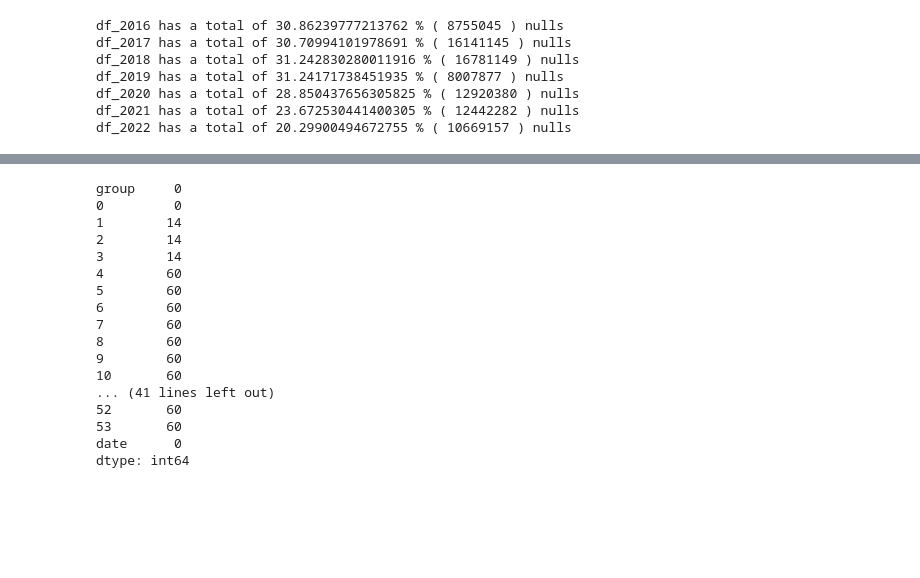
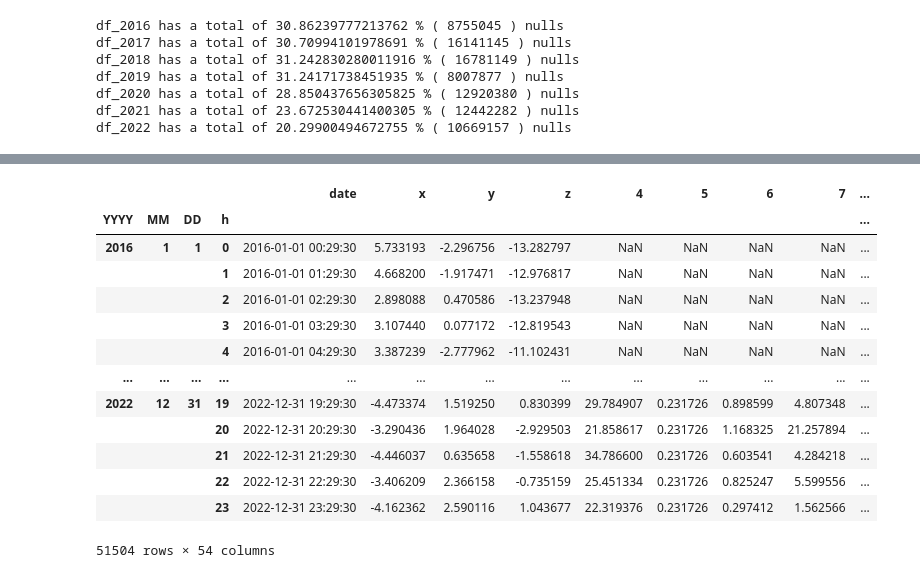
Before and after one commit to ivan-serrano-hernandez/NASA-Space-Apps, a Jupyter notebook: Getting_datasets.ipynb, the cells around one changed output, grey strips where cells are left out. Cells and saved outputs as stored; diff of their text form; code cells hidden in the pictures; blank space fills up the shorter version.

```diff
--- a/Getting_datasets.ipynb
+++ b/Getting_datasets.ipynb
@@ -64,17 +84,17 @@ dfa = df_final.head(9000)
 # %%
-dfa['date'] = pd.to_datetime(dfa['date'])
+# df_final['date'] = pd.to_datetime(df_final['date'])
 
-# Calculate the time interval (90 minutes) in seconds
-interval = pd.Timedelta(minutes=90).total_seconds()
+# # Calculate the time interval (90 minutes) in seconds
+# interval = pd.Timedelta(minutes=180).total_seconds()
 
-# Create a custom grouping column based on time intervals
-dfa['group'] = (dfa['date'].sub(dfa['date'].min()).dt.total_seconds() / interval).astype(int)
+# # Create a custom grouping column based on time intervals
+# df_final['group'] = (df_final['date'].sub(df_final['date'].min()).dt.total_seconds() / interval).astype(int)
 
-# Group the DataFrame by the custom 'group' column and calculate the mean for each group
-df_grouped = dfa.groupby('group').mean()
+# # Group the DataFrame by the custom 'group' column and calculate the mean for each group
+# df_grouped = df_final.groupby('group').mean()
 
-# Reset the index to have the 'group' as a regular column again if needed
-df_grouped.reset_index(inplace=True)
+# # Reset the index to have the 'group' as a regular column again if needed
+# df_grouped.reset_index(inplace=True)
 
-# Display the resulting DataFrame
-df_grouped
+# # Display the resulting DataFrame
+# df_grouped
@@ -105,20 +101,17 @@ See the caveats in the documentation: https://pandas.pydata.org/pandas-docs/stab
 # %%
-df_grouped.isnull().sum()
+df_grouped
 # %% [output]
+|  |  |  |  | date | x | y | z | 4 | 5 | 6 | 7 | ... |
+| YYYY | MM | DD | h |  |  |  |  |  |  |  |  | ... |
+| 2016 | 1 | 1 | 0 | 2016-01-01 00:29:30 | 5.733193 | -2.296756 | -13.282797 | NaN | NaN | NaN | NaN | ... |
+|  |  |  | 1 | 2016-01-01 01:29:30 | 4.668200 | -1.917471 | -12.976817 | NaN | NaN | NaN | NaN | ... |
+|  |  |  | 2 | 2016-01-01 02:29:30 | 2.898088 | 0.470586 | -13.237948 | NaN | NaN | NaN | NaN | ... |
+|  |  |  | 3 | 2016-01-01 03:29:30 | 3.107440 | 0.077172 | -12.819543 | NaN | NaN | NaN | NaN | ... |
+|  |  |  | 4 | 2016-01-01 04:29:30 | 3.387239 | -2.777962 | -11.102431 | NaN | NaN | NaN | NaN | ... |
+| ... | ... | ... | ... | ... | ... | ... | ... | ... | ... | ... | ... | ... |
+| 2022 | 12 | 31 | 19 | 2022-12-31 19:29:30 | -4.473374 | 1.519250 | 0.830399 | 29.784907 | 0.231726 | 0.898599 | 4.807348 | ... |
+|  |  |  | 20 | 2022-12-31 20:29:30 | -3.290436 | 1.964028 | -2.929503 | 21.858617 | 0.231726 | 1.168325 | 21.257894 | ... |
+|  |  |  | 21 | 2022-12-31 21:29:30 | -4.446037 | 0.635658 | -1.558618 | 34.786600 | 0.231726 | 0.603541 | 4.284218 | ... |
+|  |  |  | 22 | 2022-12-31 22:29:30 | -3.406209 | 2.366158 | -0.735159 | 25.451334 | 0.231726 | 0.825247 | 5.599556 | ... |
+|  |  |  | 23 | 2022-12-31 23:29:30 | -4.162362 | 2.590116 | 1.043677 | 22.319376 | 0.231726 | 0.297412 | 1.562566 | ... |
-group     0
-0         0
-1        14
-2        14
-3        14
-4        60
-5        60
-6        60
-7        60
-8        60
-9        60
-10       60
-... (41 lines left out)
-52       60
-53       60
-date      0
-dtype: int64
+51504 rows × 54 columns
```
Also changed, not shown: parts of 17 cells of this notebook.
